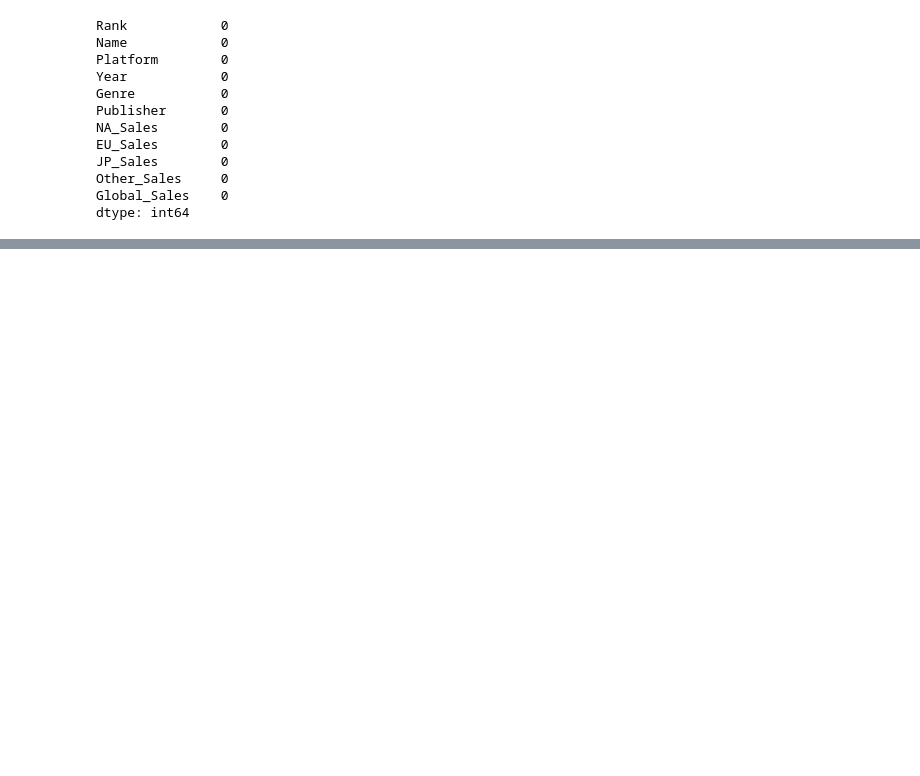
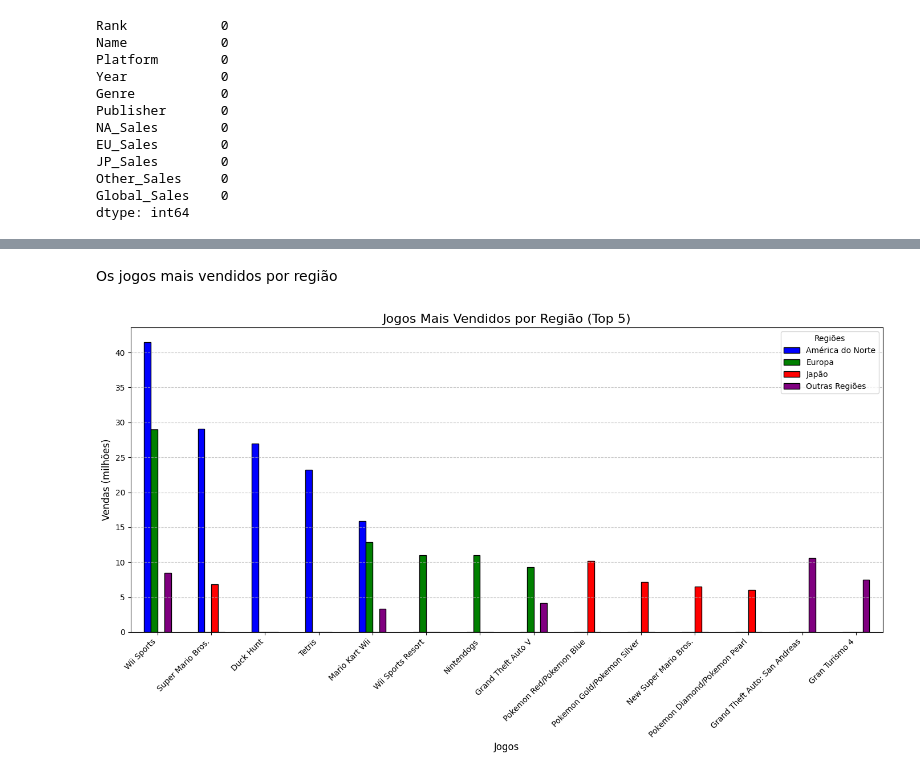
Before and after one commit to FelipeUemura11/Video-Game-Sales, a Jupyter notebook: graficos.ipynb, the cells around one changed output, grey strips where cells are left out. Saved outputs shown, nothing was run; the diff lists cells and outputs as text; code cells hidden in the pictures; blank space fills up the shorter version.

```diff
--- a/graficos.ipynb
+++ b/graficos.ipynb
@@ -181,0 +49,30 @@ Previsões de Vendas para o Novo Jogo:
+# %% [markdown]
+Os jogos mais vendidos por região
+# %%
+vendas_regiao = data[['Name', 'NA_Sales', 'EU_Sales', 'JP_Sales', 'Other_Sales']]
+
+maiores_NA = vendas_regiao.nlargest(5, 'NA_Sales')[['Name', 'NA_Sales']].set_index('Name')
+maiores_EU = vendas_regiao.nlargest(5, 'EU_Sales')[['Name', 'EU_Sales']].set_index('Name')
+maiores_JP = vendas_regiao.nlargest(5, 'JP_Sales')[['Name', 'JP_Sales']].set_index('Name')
+maiores_Outras_Regioes = vendas_regiao.nlargest(5, 'Other_Sales')[['Name', 'Other_Sales']].set_index('Name')
+
+top_jogos = pd.concat([
+    maiores_NA.rename(columns={'NA_Sales': 'América do Norte'}),
+    maiores_EU.rename(columns={'EU_Sales': 'Europa'}),
+    maiores_JP.rename(columns={'JP_Sales': 'Japão'}),
+    maiores_Outras_Regioes.rename(columns={'Other_Sales': 'Outras Regiões'})
+], axis=1).fillna(0)
+
+top_jogos.plot(kind='bar', figsize=(14, 8), color=['blue', 'green', 'red', 'purple'], edgecolor='black')
+
+plt.title('Jogos Mais Vendidos por Região (Top 5)', fontsize=16)
+plt.xlabel('Jogos', fontsize=12)
+plt.ylabel('Vendas (milhões)', fontsize=12)
+plt.xticks(rotation=45, ha='right', fontsize=10)
+plt.legend(title='Regiões', fontsize=10)
+plt.grid(axis='y', linestyle='--', alpha=0.7)
+
+plt.tight_layout()
+plt.show()
+# %% [output]
+[figure, added]
```
Also changed, not shown: parts of 19 cells of this notebook, 2 other files.
